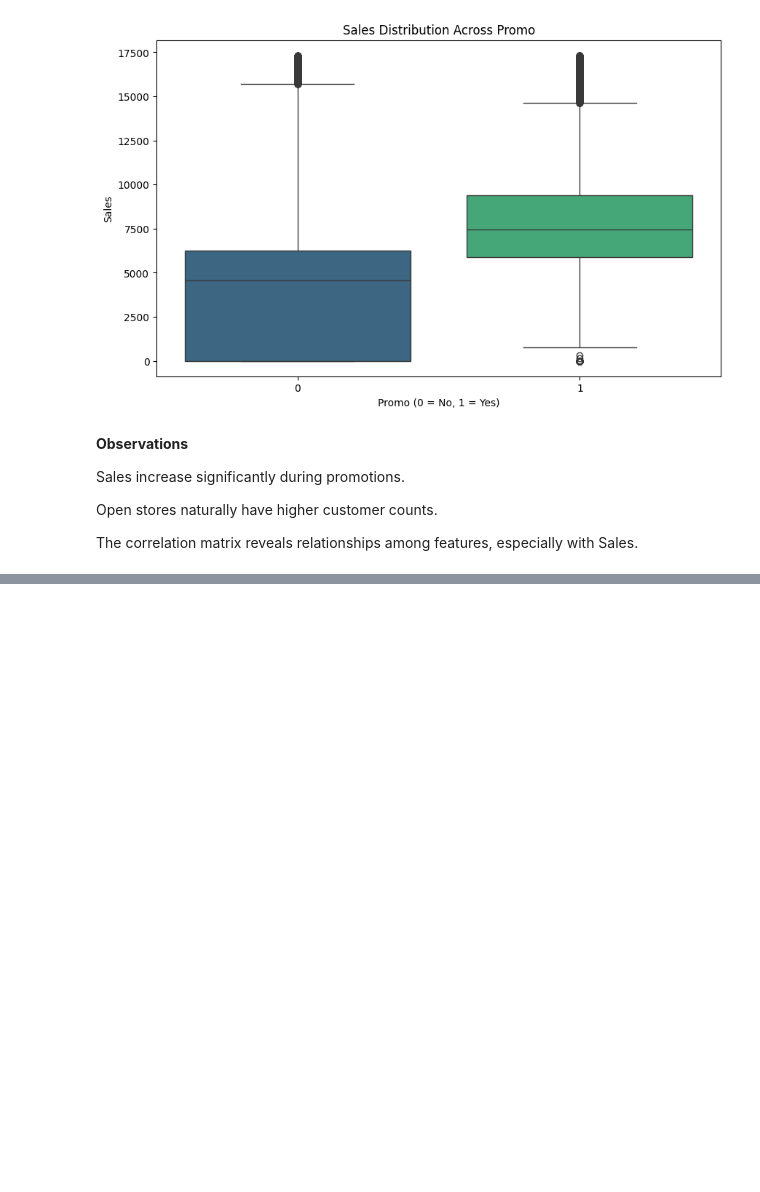
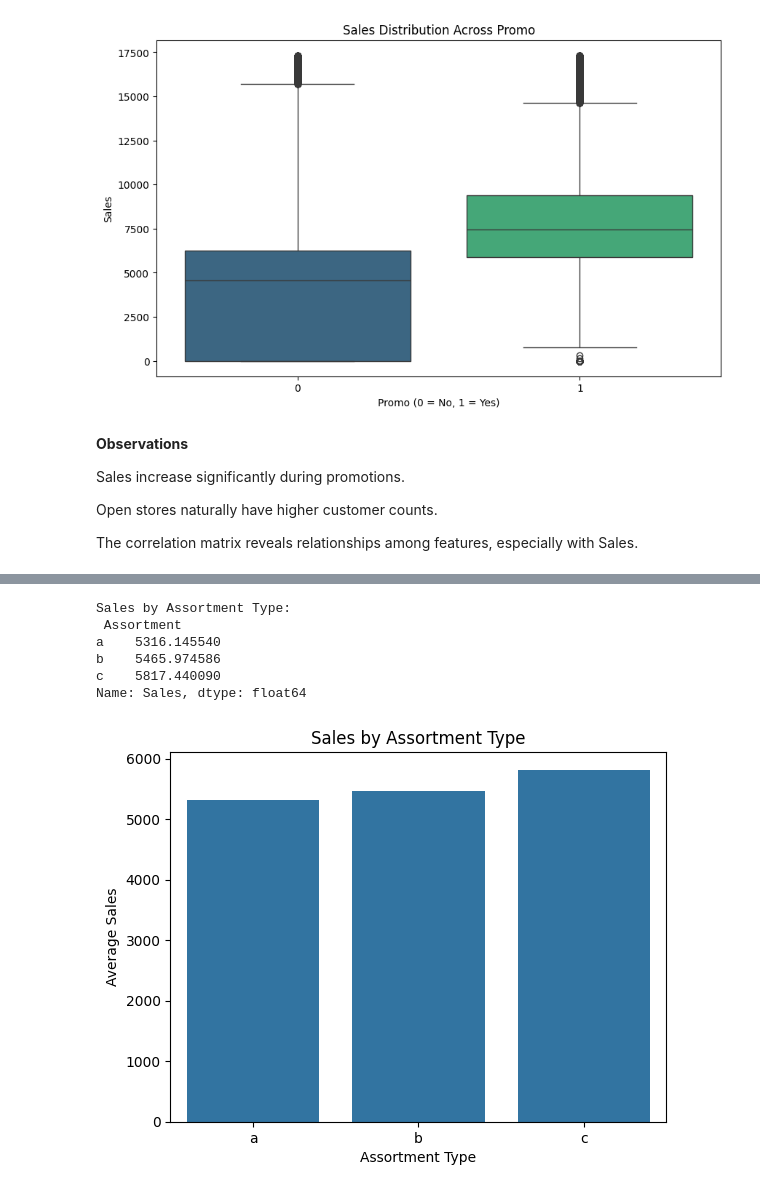
Before and after one commit to hiwothadush/store-sales-analysis, a Jupyter notebook: notebooks/main.ipynb, the cells around one changed output, grey strips where cells are left out. Drawn from its saved outputs; the diff is of its cells as text; code cells hidden in the pictures; blank space fills up the shorter version.

```diff
--- a/notebooks/main.ipynb
+++ b/notebooks/main.ipynb
@@ -243,0 +349,20 @@ KeyError: "The following id_vars or value_vars are not present in the DataFrame:
+# %%
+# 8. Assortment type effect on sales
+def analyze_assortment_effect(data):
+    assortment_sales = data.groupby('Assortment')['Sales'].mean()
+    print("Sales by Assortment Type:\n", assortment_sales)
+
+    sns.barplot(x=assortment_sales.index, y=assortment_sales.values)
+    plt.title("Sales by Assortment Type")
+    plt.ylabel("Average Sales")
+    plt.xlabel("Assortment Type")
+    plt.show()
+analyze_assortment_effect(store_train)
+# %% [output]
+Sales by Assortment Type:
+ Assortment
+a    5316.145540
+b    5465.974586
+c    5817.440090
+Name: Sales, dtype: float64
+[figure, added]
```
Also changed, not shown: parts of 16 cells of this notebook.
